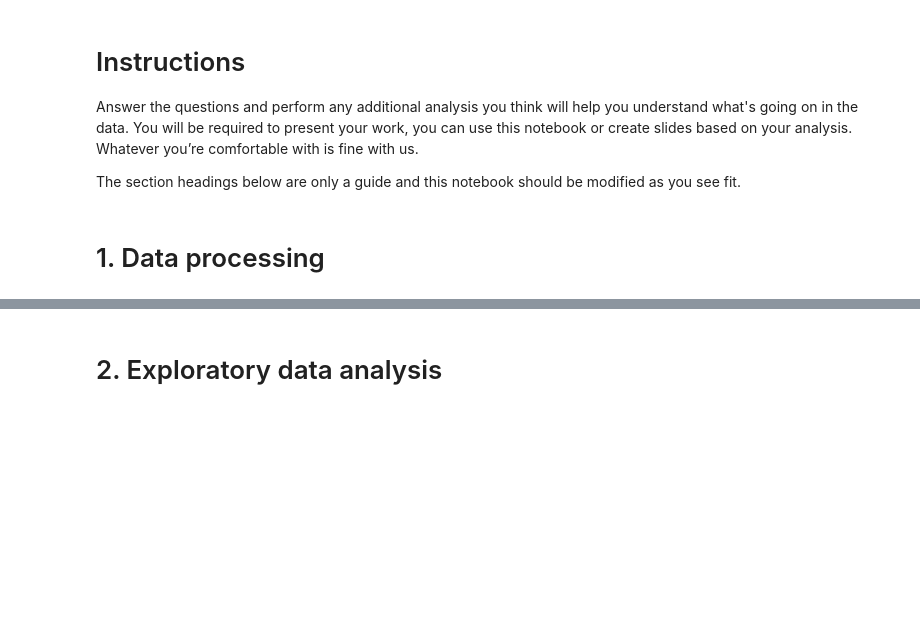
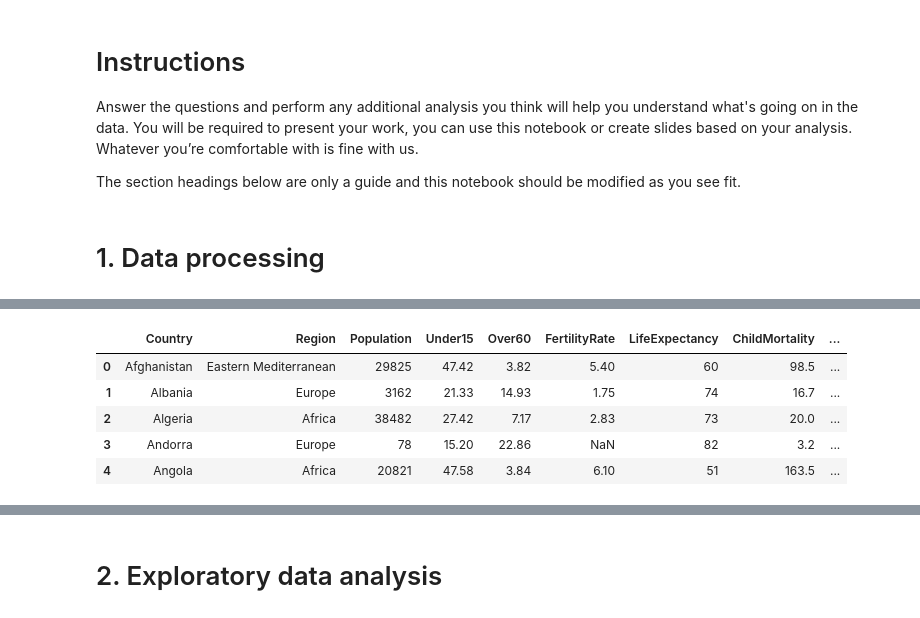
Before and after one commit to ThobMvuni/hello-world, a Jupyter notebook: notebook.ipynb, the cells around one changed output, grey strips where cells are left out. Saved outputs shown, nothing was run; the diff lists cells and outputs as text; code cells hidden in the pictures; blank space fills up the shorter version.

```diff
--- a/notebook.ipynb
+++ b/notebook.ipynb
@@ -10,0 +40,11 @@ The section headings below are only a guide and this notebook should be modified
+# %%
+#Pulled first five datasets
+df = pd.read_csv(path)
+df.head()
+# %% [output]
+|  | Country | Region | Population | Under15 | Over60 | FertilityRate | LifeExpectancy | ChildMortality | ... |
+| 0 | Afghanistan | Eastern Mediterranean | 29825 | 47.42 | 3.82 | 5.40 | 60 | 98.5 | ... |
+| 1 | Albania | Europe | 3162 | 21.33 | 14.93 | 1.75 | 74 | 16.7 | ... |
+| 2 | Algeria | Africa | 38482 | 27.42 | 7.17 | 2.83 | 73 | 20.0 | ... |
+| 3 | Andorra | Europe | 78 | 15.20 | 22.86 | NaN | 82 | 3.2 | ... |
+| 4 | Angola | Africa | 20821 | 47.58 | 3.84 | 6.10 | 51 | 163.5 | ... |
```
Also changed, not shown: parts of 12 cells of this notebook.
